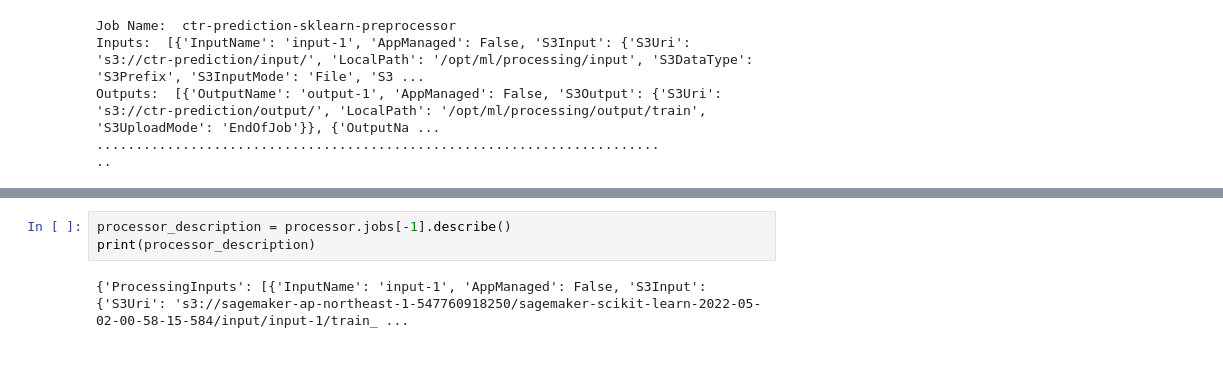
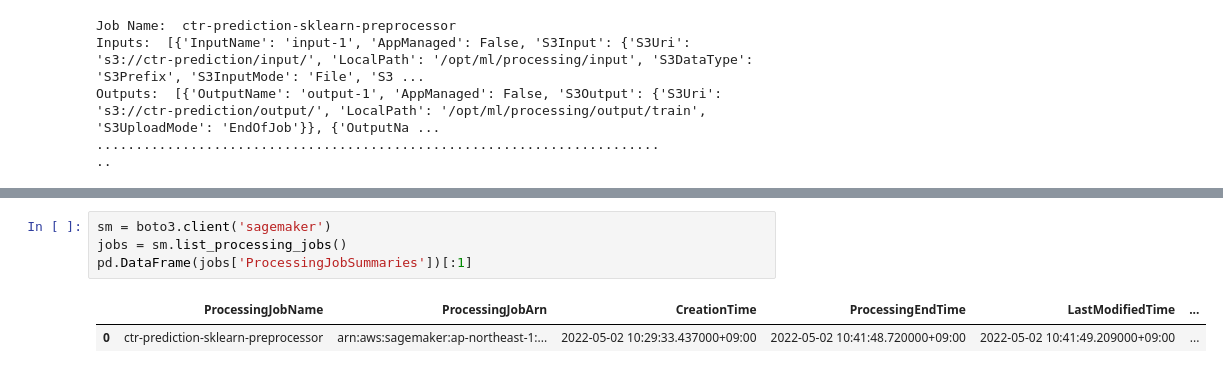
Before and after one commit to nsakki55/data-science-on-aws, a Jupyter notebook: 06_prepare/preprocess.ipynb, the cells around one changed output, grey strips where cells are left out. Saved outputs shown, nothing was run; the diff lists cells and outputs as text.

Commit message:
add job name

```diff
--- a/06_prepare/preprocess.ipynb
+++ b/06_prepare/preprocess.ipynb
@@ -339,5 +313,7 @@ Outputs:  [{'OutputName': 'output-1', 'AppManaged': False, 'S3Output': {'S3Uri':
-# %%
-processor_description = processor.jobs[-1].describe()
-print(processor_description)
-# %% [output]
-{'ProcessingInputs': [{'InputName': 'input-1', 'AppManaged': False, 'S3Input': {'S3Uri': 's3://sagemaker-ap-northeast-1-547760918250/sagemaker-scikit-learn-2022-05-02-00-58-15-584/input/input-1/train_ ...
+# %%
+sm = boto3.client('sagemaker')
+jobs = sm.list_processing_jobs()
+pd.DataFrame(jobs['ProcessingJobSummaries'])[:1]
+# %% [output]
+|  | ProcessingJobName | ProcessingJobArn | CreationTime | ProcessingEndTime | LastModifiedTime | ... |
+| 0 | ctr-prediction-sklearn-preprocessor | arn:aws:sagemaker:ap-northeast-1:... | 2022-05-02 10:29:33.437000+09:00 | 2022-05-02 10:41:48.720000+09:00 | 2022-05-02 10:41:49.209000+09:00 | ... |
```
Also changed, not shown: parts of 11 cells of this notebook, 1 other file.
